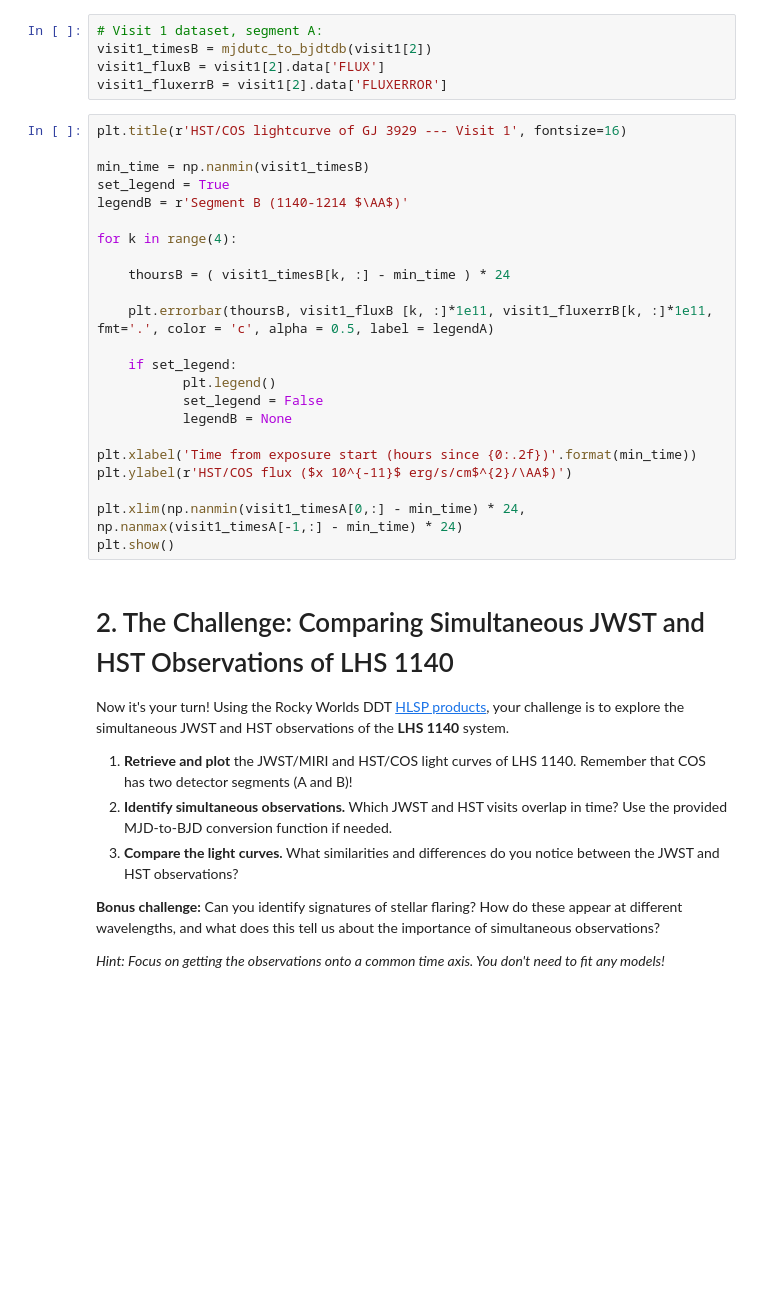
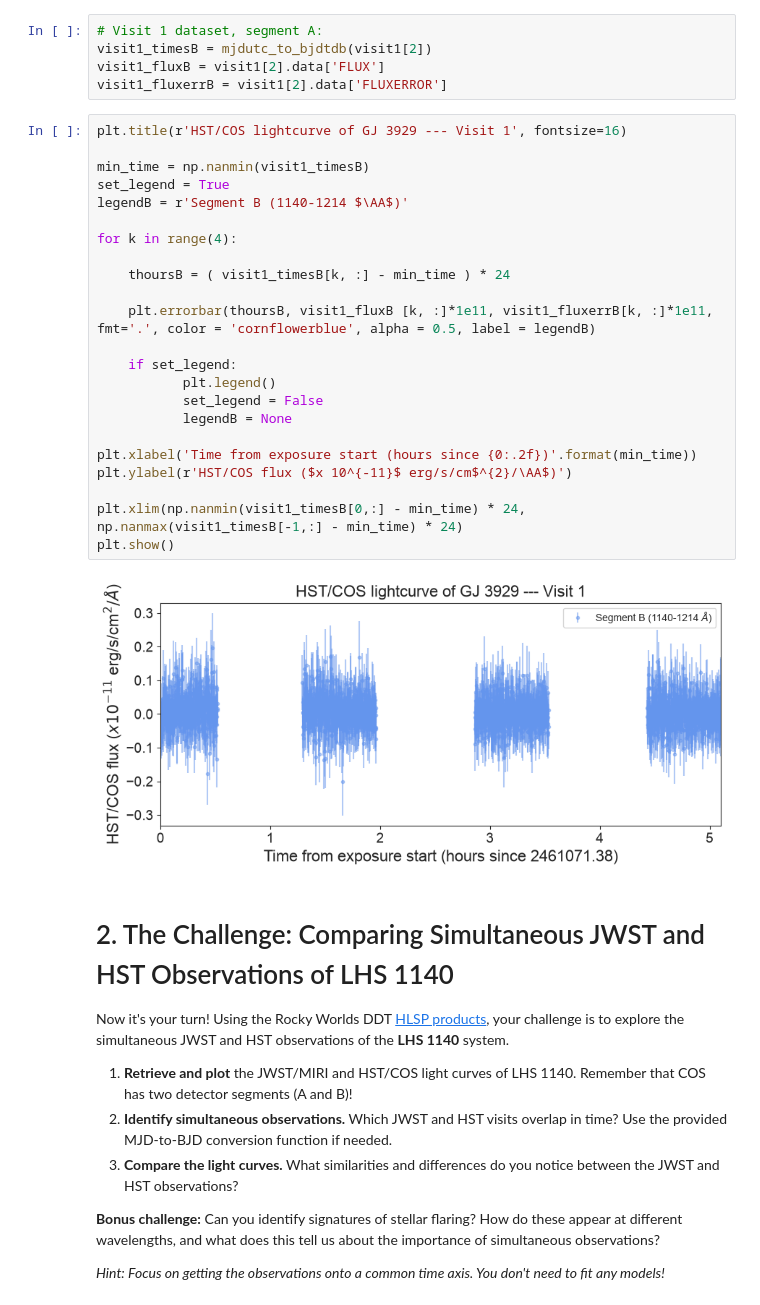
Before and after one commit to nespinoza/rocky-worlds-notebooks, a Jupyter notebook: notebooks/rw-workshop-school-2026/1-rwddt-hlsps.ipynb, the cells around one changed output. Saved outputs shown, nothing was run; the diff lists cells and outputs as text; blank space fills up the shorter version.

```diff
--- a/notebooks/rw-workshop-school-2026/1-rwddt-hlsps.ipynb
+++ b/notebooks/rw-workshop-school-2026/1-rwddt-hlsps.ipynb
@@ -326,26 +326,28 @@ visit1_fluxerrB = visit1[2].data['FLUXERROR']
 # %%
 plt.title(r'HST/COS lightcurve of GJ 3929 --- Visit 1', fontsize=16)
 
 min_time = np.nanmin(visit1_timesB)
 set_legend = True
 legendB = r'Segment B (1140-1214 $\AA$)'
 
 for k in range(4):
 
     thoursB = ( visit1_timesB[k, :] - min_time ) * 24
 
-    plt.errorbar(thoursB, visit1_fluxB [k, :]*1e11, visit1_fluxerrB[k, :]*1e11, fmt='.', color = 'c', alpha = 0.5, label = legendA)
+    plt.errorbar(thoursB, visit1_fluxB [k, :]*1e11, visit1_fluxerrB[k, :]*1e11, fmt='.', color = 'cornflowerblue', alpha = 0.5, label = legendB)
 
     if set_legend:
            plt.legend()
            set_legend = False
            legendB = None
 
 plt.xlabel('Time from exposure start (hours since {0:.2f})'.format(min_time))
 plt.ylabel(r'HST/COS flux ($x 10^{-11}$ erg/s/cm$^{2}/\AA$)')
 
-plt.xlim(np.nanmin(visit1_timesA[0,:] - min_time) * 24, np.nanmax(visit1_timesA[-1,:] - min_time) * 24)
+plt.xlim(np.nanmin(visit1_timesB[0,:] - min_time) * 24, np.nanmax(visit1_timesB[-1,:] - min_time) * 24)
 plt.show()
+# %% [output]
+[figure, added]
 # %% [markdown]
 # 2. The Challenge: Comparing Simultaneous JWST and HST Observations of LHS 1140
 
```
